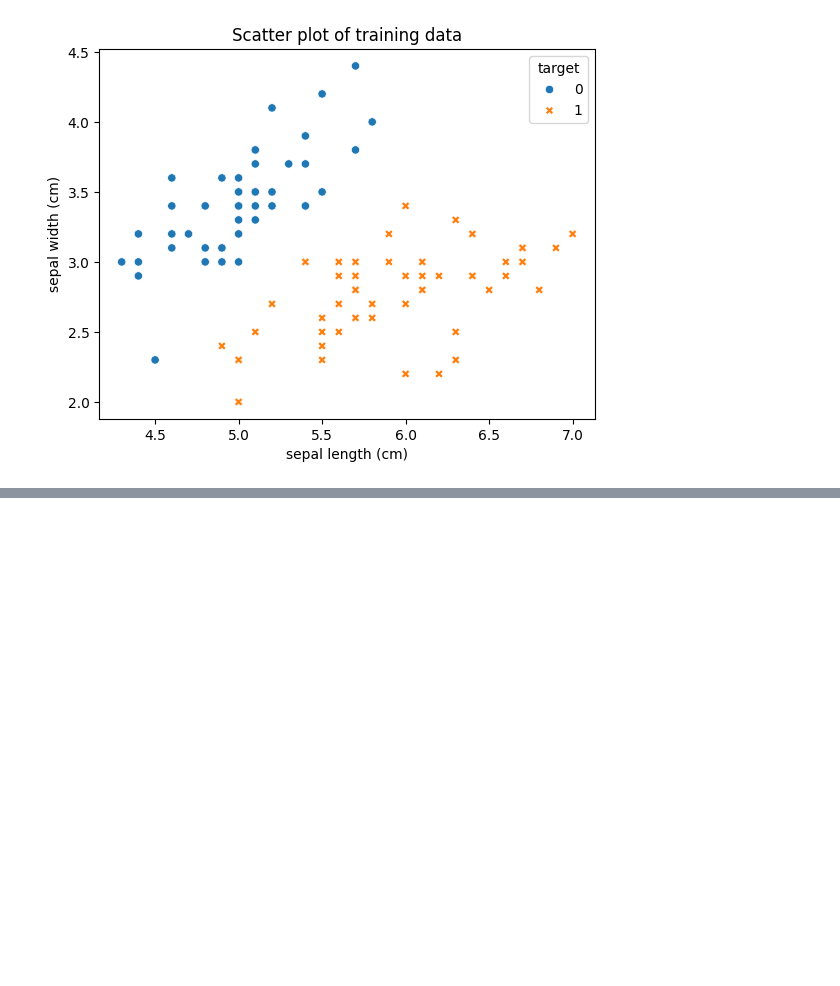
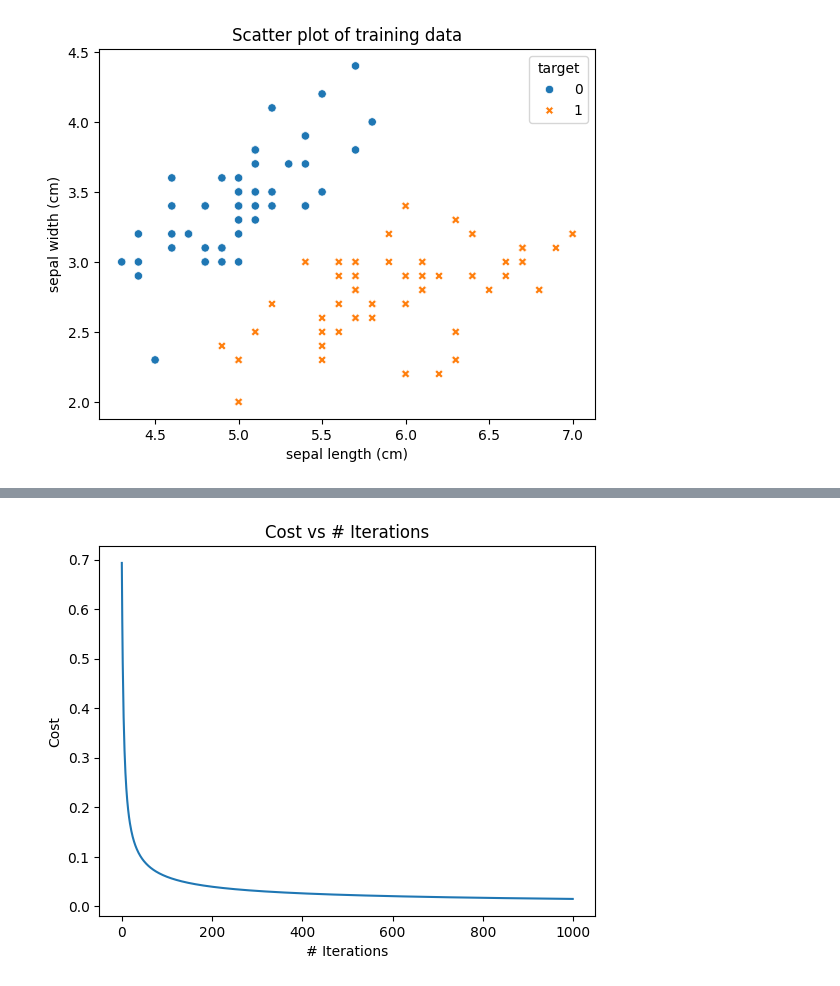
Before and after one commit to Kinsey-Alexander/Machine-Learning, a Jupyter notebook: Batch_Logistic_Gradient_Descent.ipynb, the cells around one changed output, grey strips where cells are left out. Cells and saved outputs as stored; diff of their text form; code cells hidden in the pictures; blank space fills up the shorter version.

```diff
--- a/Batch_Logistic_Gradient_Descent.ipynb
+++ b/Batch_Logistic_Gradient_Descent.ipynb
@@ -39,3 +41,6 @@ plt.title('Scatter plot of training data')
 # %% [output]
 Text(0.5, 1.0, 'Scatter plot of training data')
 [figure]
+# %%
+x = np.c_[np.array(iris_df['sepal length (cm)']), np.array(iris_df['sepal width (cm)'])]
+y = np.array(iris_df['target'])
@@ -50,0 +124,10 @@ def gradDescentLogistic(x, y, alpha, iterations):
+# %%
+alpha = 0.5
+iterations = 1000
+w, b, JHistory, wHistory, bHistory, xNorm = gradDescentLogistic(x, y, alpha, iterations)
+m = len(y)
+z = linearSigmoid(m, w, xNorm, b)
+ypredict = np.zeros(m)
+for i in range(m):
+    ypredict[i] = np.round(sigmoid(z[i]))
+y == ypredict
@@ -50,0 +147,9 @@ def gradDescentLogistic(x, y, alpha, iterations):
+# %%
+Jx = list(range(iterations))
+plt.plot(Jx, JHistory)
+plt.title('Cost vs # Iterations')
+plt. xlabel('# Iterations')
+plt.ylabel('Cost')
+plt.show()
+# %% [output]
+[figure, added]
```
Also changed, not shown: parts of 4 cells of this notebook.
